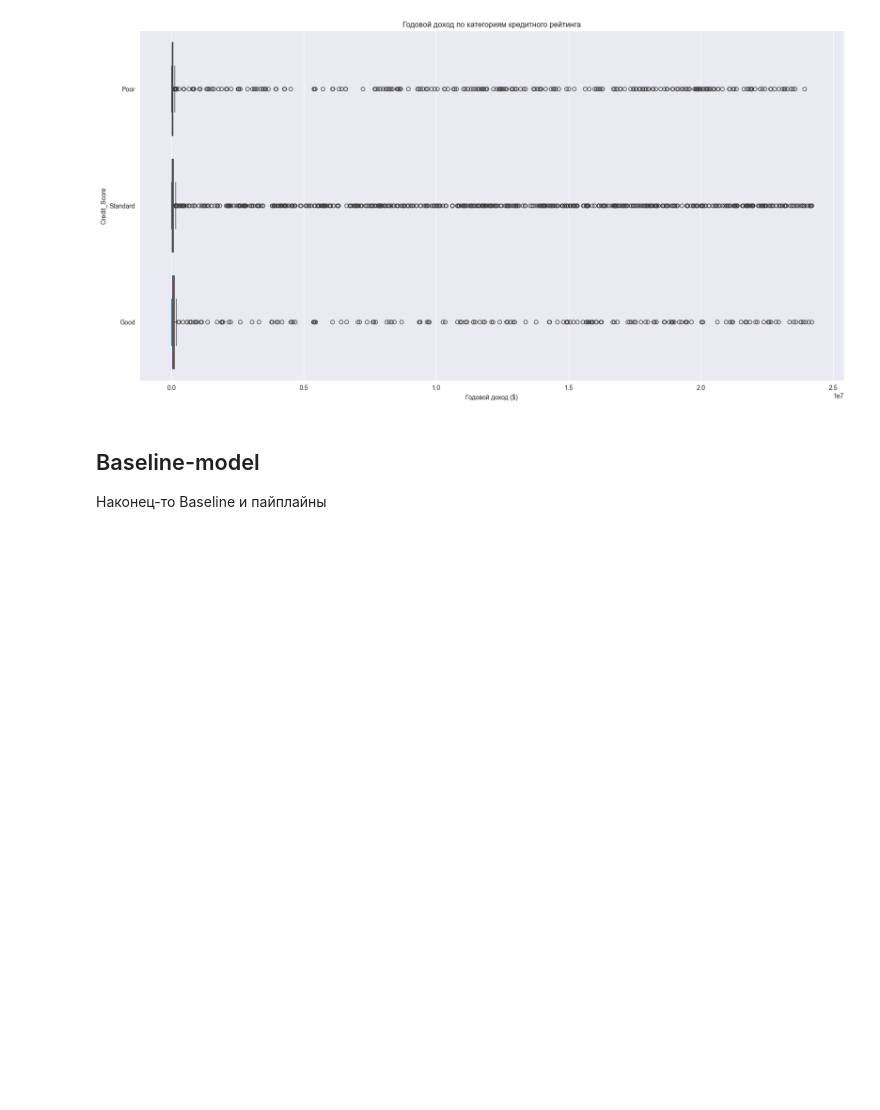
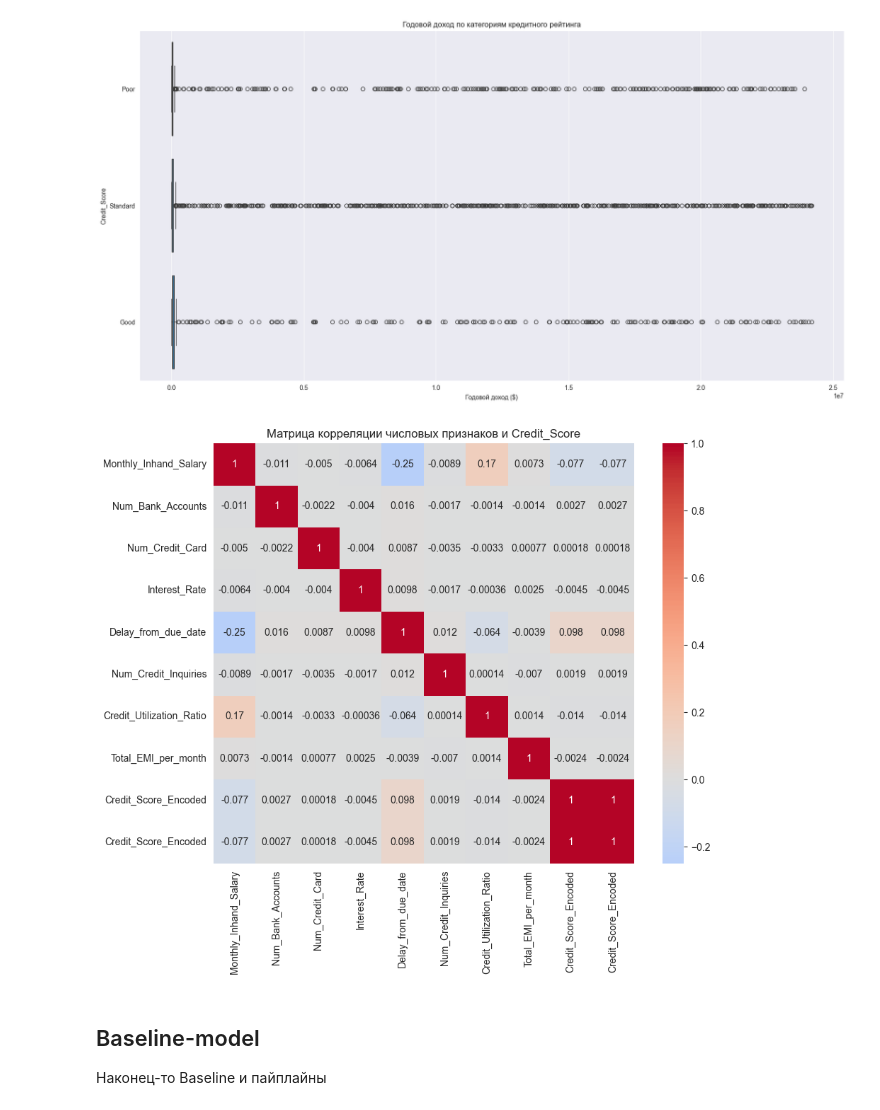
Before and after one commit to Qweeckusha/PROJECT01_credit-score-ml, a Jupyter notebook: classification-model.ipynb, the cells around one changed output. Saved outputs shown, nothing was run; the diff lists cells and outputs as text; code cells hidden in the pictures; blank space fills up the shorter version.

Commit message:
project01 update README.md. Added correlation matrix

```diff
--- a/classification-model.ipynb
+++ b/classification-model.ipynb
@@ -345,6 +332,33 @@ plt.xlabel('Годовой доход ($)')
 plt.show()
 # %% [output]
 [figure]
+# %%
+df_encoded = df_train_v2.copy()
+le = LabelEncoder()
+df_encoded['Credit_Score_Encoded'] = le.fit_transform(df_encoded['Credit_Score'])
+# %%
+numeric_cols = df_encoded.select_dtypes(include=[np.number]).columns.tolist()
+
+numeric_cols = [col for col in numeric_cols if col != 'Credit_Score']
+
+cols_for_corr = numeric_cols + ['Credit_Score_Encoded']
+# %%
+# Матрица корреляции (метод Пирсона)
+corr_matrix = df_encoded[cols_for_corr].corr()
+
+plt.figure(figsize=(10, 8))
+sns.heatmap(
+    corr_matrix,
+    annot=True,
+    cmap='coolwarm',
+    center=0,
+    square=True
+)
+plt.title('Матрица корреляции числовых признаков и Credit_Score')
+plt.tight_layout()
+plt.show()
+# %% [output]
+[figure, added]
 # %% [markdown]
 ## Baseline-model
 Наконец-то Baseline и пайплайны
```
Also changed, not shown: parts of 5 cells of this notebook, 1 other file.
